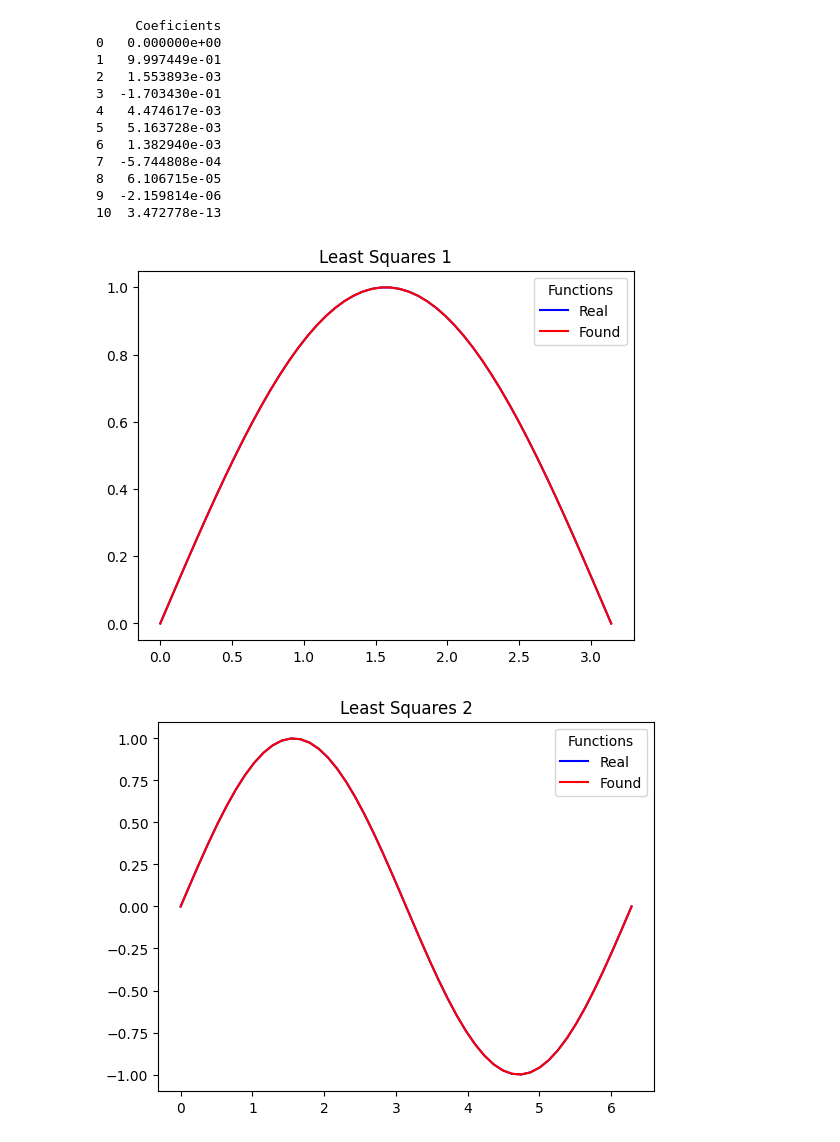
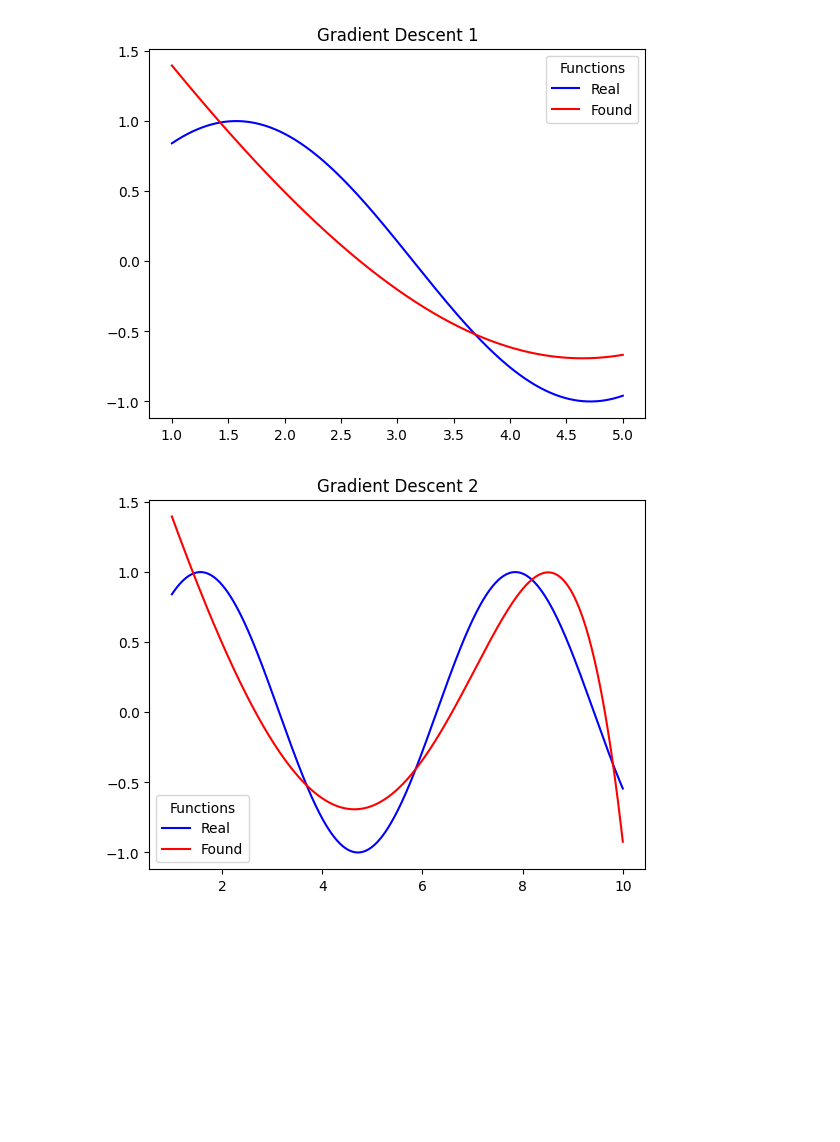
Before and after one commit to ifuaslaerl/Data-Engineering, a Jupyter notebook: PolyRegression.ipynb, the cells around one changed output. Saved outputs shown, nothing was run; the diff lists cells and outputs as text; code cells hidden in the pictures; blank space fills up the shorter version.

```diff
--- a/PolyRegression.ipynb
+++ b/PolyRegression.ipynb
@@ -9,8 +8,12 @@ from math import pi
 # %%
-t = np.linspace(0,2*pi)
-y = [sin(x) for x in t]
+grau = 10
+start = 1
+end = 10
 
-plt.plot(t,y)
-plt.title("sin(x)")
+x = np.linspace(start,end,1000)
+y = [f(x) for x in x]
+
+plt.plot(x,y)
+plt.title("f(x)")
 plt.show()
 # %% [output]
@@ -22,42 +21,36 @@ poly_features = poly.fit_transform(t.reshape(-1,1))
 # %%
-names = ( "Least Squares" , "Gradient Descent" , "Ridge" )
-objs  = ( linear_model.LinearRegression() , linear_model.SGDRegressor() , linear_model.Ridge()  )
+X_t = x[:,np.newaxis]
+
+#names = ( "Least Squares" , "Gradient Descent" , "Ridge" )
+#objs = (linear_model.LinearRegression() , linear_model.SGDRegressor(learning_rate="adaptive") , linear_model.Ridge() )
+
+names = ( "Gradient Descent" ) ,
+objs = ( linear_model.SGDRegressor(eta0=0.27) ) ,
 
 for i in range(len(objs)):
 
-    objs[i].fit(poly_features,y)
+    model = make_pipeline(
+        PolynomialFeatures(grau),
+        StandardScaler(),
+        objs[i]
+    )
 
-    valores = objs[i].coef_
-    data = {"Coeficients" : valores}
-    df = pd.DataFrame(data)
-    print(df)
+    model.fit(X_t,y)
 
-    for j in range(1,4):
+    for j in range(1,5):
 
-        t_ = np.linspace(0,j*pi)
-        poly_features_ = poly.fit_transform(t_.reshape(-1,1))
+        t = np.linspace(start,j*end/2,1000)
+        y_ = [f(x) for x in t]
 
-        y_ = [sin(x) for x in t_]
-        y_found = objs[i].predict(poly_features_)
+        T_t = t[:,np.newaxis]
+        y_found = model.predict(T_t)
 
-        plt.plot(t_,y_,color="blue",label="Real")
-        plt.plot(t_,y_found,color="red",label="Found")
+        plt.plot(t,y_,color="blue",label="Real")
+        plt.plot(t,y_found,color="red",label="Found")
         plt.legend(title='Functions')
 
         plt.title(f'{names[i]} {j}')
         plt.show()
 # %% [output]
-     Coeficients
-0   0.000000e+00
-1   9.997449e-01
-2   1.553893e-03
-3  -1.703430e-01
-4   4.474617e-03
-5   5.163728e-03
-6   1.382940e-03
-7  -5.744808e-04
-8   6.106715e-05
-9  -2.159814e-06
-10  3.472778e-13
-[figure, old version]
+[figure, new version]
-[figure, old version]
+[figure, new version]
```
Also changed, not shown: parts of 4 cells of this notebook, 1 other file.
